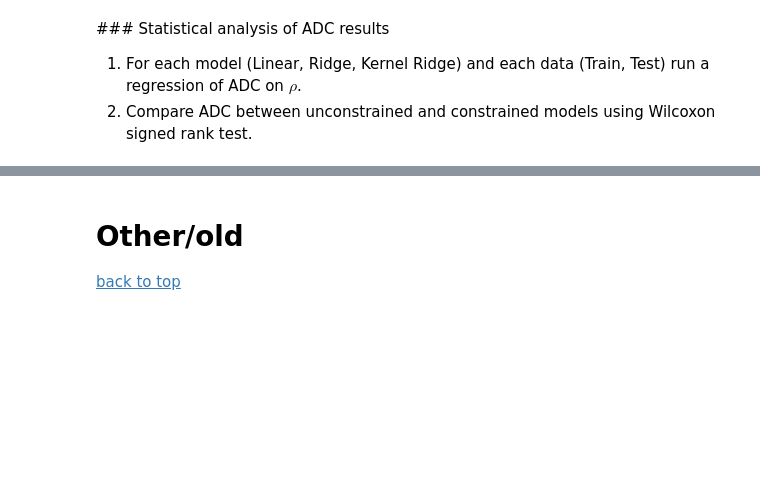
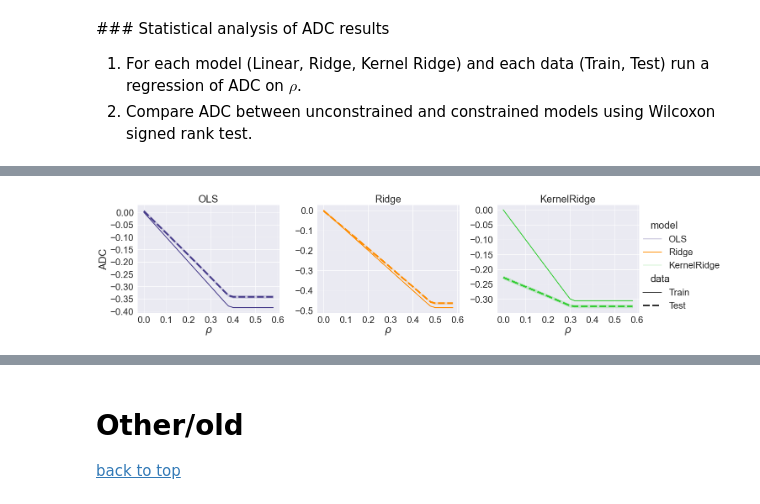
Before and after one commit to treder/correlation-constrained-regression, a Jupyter notebook: correlation_constrained_regression.ipynb, the cells around one changed output, grey strips where cells are left out. Saved outputs shown, nothing was run; the diff lists cells and outputs as text; code cells hidden in the pictures; blank space fills up the shorter version.

```diff
--- a/correlation_constrained_regression.ipynb
+++ b/correlation_constrained_regression.ipynb
@@ -1097,0 +1148,32 @@ Unconstrained vs rho=0.3: WilcoxonResult(statistic=0.0, pvalue=3.896559845095909
+# %%
+col_OLS = 'darkslateblue'
+col_Ridge = 'darkorange'
+col_KR1 = 'limegreen'
+col_KR2 = 'darkgreen'
+model_cols = [col_OLS, col_Ridge, col_KR1]
+# %%
+# convert ndarray into Pandas dataframes
+df_m = []
+df_c = []
+for cx, rhoval in enumerate(rho):
+    for mx, model in enumerate(('OLS', 'Ridge', 'KernelRidge')):
+        for px, data in enumerate(('Train', 'Test')):
+
+            tmp_m = pd.DataFrame({'MAE':mae[:, cx, mx, px]})
+            tmp_c = pd.DataFrame({'ADC':-corrs[:, cx, mx, px]})
+
+            tmp_m['rho'] = tmp_c['rho'] = rhoval
+            tmp_m['model'] = tmp_c['model'] = model
+            tmp_m['data'] = tmp_c['data'] = data
+            tmp_m['iteration'] = tmp_c['iteration'] = range(n_iterations)
+
+            df_m.append(tmp_m)
+            df_c.append(tmp_c)
+
+df_mae = pd.concat(df_m, axis=0)
+df_corr = pd.concat(df_c, axis=0)
+
+df_mae.sort_values(by=['rho', 'iteration'], inplace=True)
+
+df_mae = df_mae.rename(columns={'rho':r'$\rho$'})
+df_corr = df_corr.rename(columns={'rho':r'$\rho$'})
@@ -1097,0 +1185,15 @@ Unconstrained vs rho=0.3: WilcoxonResult(statistic=0.0, pvalue=3.896559845095909
+# %%
+# ADC
+with sns.plotting_context("paper", font_scale=2.5):  # notebook paper slides
+    sns.set_style("darkgrid")
+    g = sns.relplot(x=r'$\rho$', y="ADC",
+                    hue="model", style='data',  size='data', col="model", # row='data',
+                    kind='line', facet_kws={'sharey': False, 'sharex': True},
+                    data=df_corr[df_corr[r'$\rho$']<0.6],
+                    sizes= (4, 2),
+                    height=5, aspect=1.2, palette=model_cols) #, dodge=False, cut=1, bw=3.2)
+#     g.set_titles("{col_name} ({row_name} )")
+    g.set_titles("{col_name}")
+    plt.savefig('Fig_ROC_curve_CORR.png', dpi=200)
+# %% [output]
+[figure, added]
```
Also changed, not shown: parts of 155 cells of this notebook, 5 other files.
